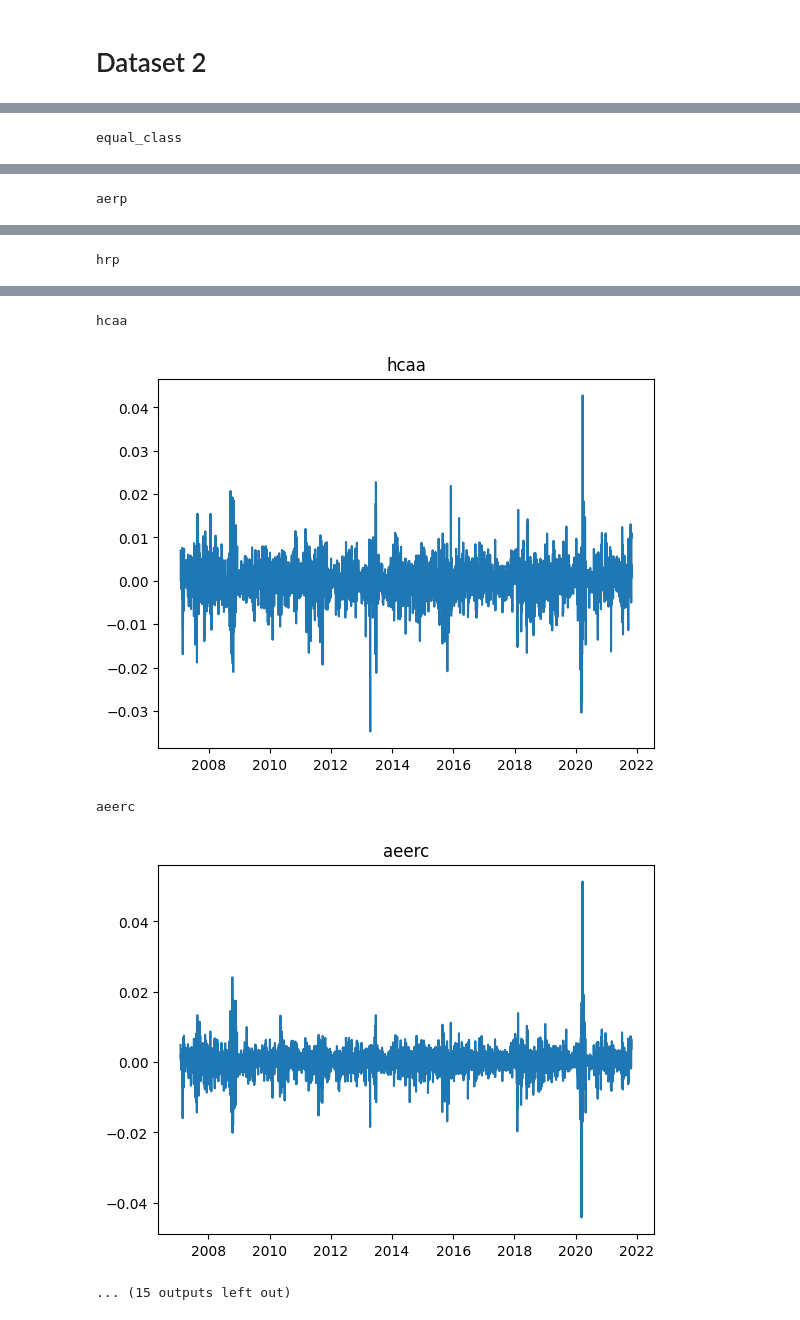
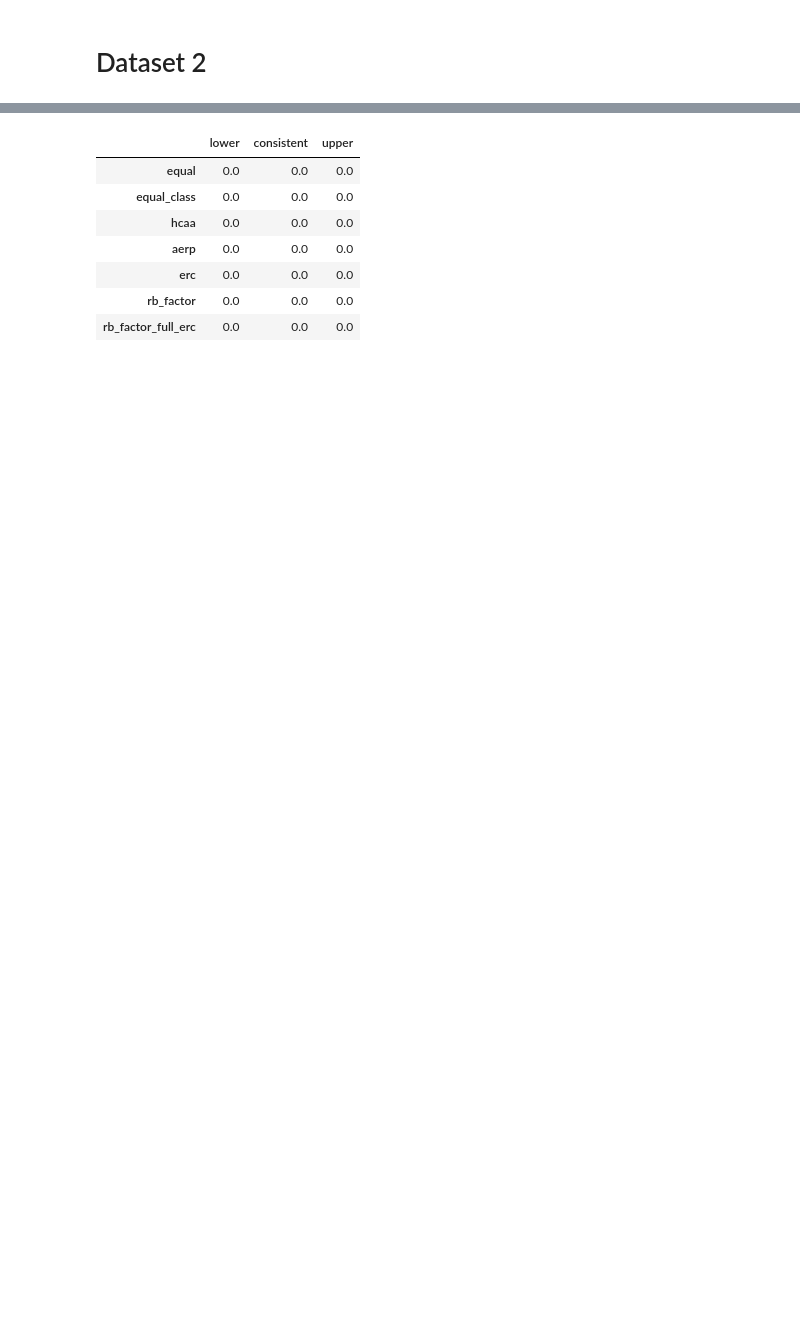
Before and after one commit to QuantLet/EmbeddingPortfolio, a Jupyter notebook: SPA Test.ipynb, the cells around one changed output, grey strips where cells are left out. Saved outputs shown, nothing was run; the diff lists cells and outputs as text; code cells hidden in the pictures; blank space fills up the shorter version.

```diff
--- a/SPA Test.ipynb
+++ b/SPA Test.ipynb
@@ -124,13 +90,7 @@ dtype: float64
 # %%
 test_res = []
 for c in returns.columns:
-    print(c)
-    loss_diff = -returns["hrp"] + returns[c]
-    plt.plot(loss_diff)
-    plt.title(c)
-    plt.show()
-    spa = SPA(-returns["hrp"], -returns[c], block_size=60, reps=5000,
-              bootstrap="stationary", studentize=True)
+    spa = SPA(-returns["hrp"], -returns[c], block_size=60, bootstrap="stationary", seed=1234)
     spa.compute()
     test_res.append(spa.pvalues)
 
@@ -142 +99,0 @@ equal
-equal_class
@@ -144 +99,0 @@ equal_class
-aerp
@@ -146 +99,0 @@ aerp
-hrp
@@ -148,5 +100,8 @@ hrp
-hcaa
-[figure, removed]
-aeerc
-[figure, removed]
-... (15 outputs left out)
+|  | lower | consistent | upper |
+| equal | 0.0 | 0.0 | 0.0 |
+| equal_class | 0.0 | 0.0 | 0.0 |
+| hcaa | 0.0 | 0.0 | 0.0 |
+| aerp | 0.0 | 0.0 | 0.0 |
+| erc | 0.0 | 0.0 | 0.0 |
+| rb_factor | 0.0 | 0.0 | 0.0 |
+| rb_factor_full_erc | 0.0 | 0.0 | 0.0 |
```
Also changed, not shown: parts of 15 cells of this notebook, 3 other files.
